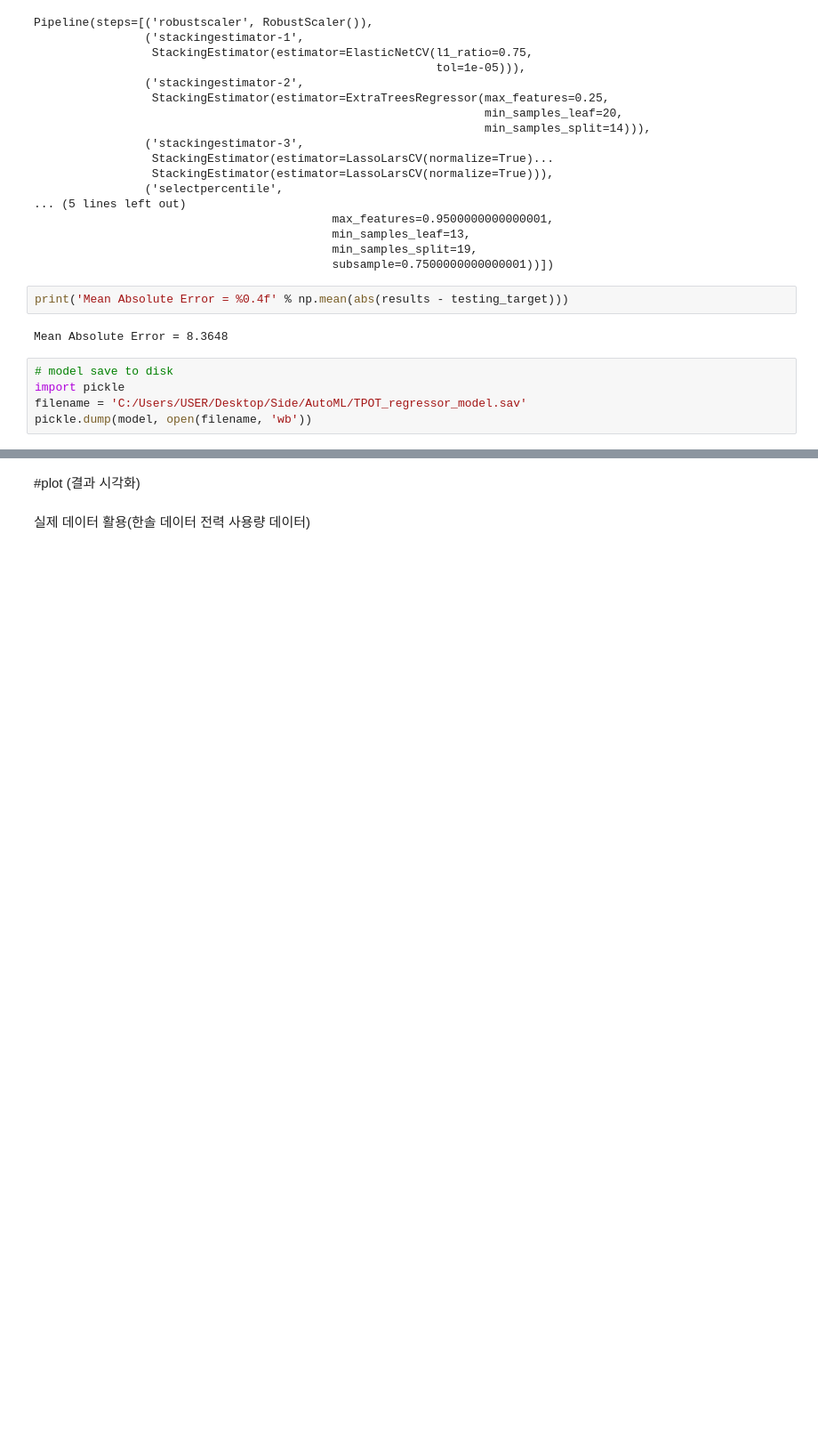
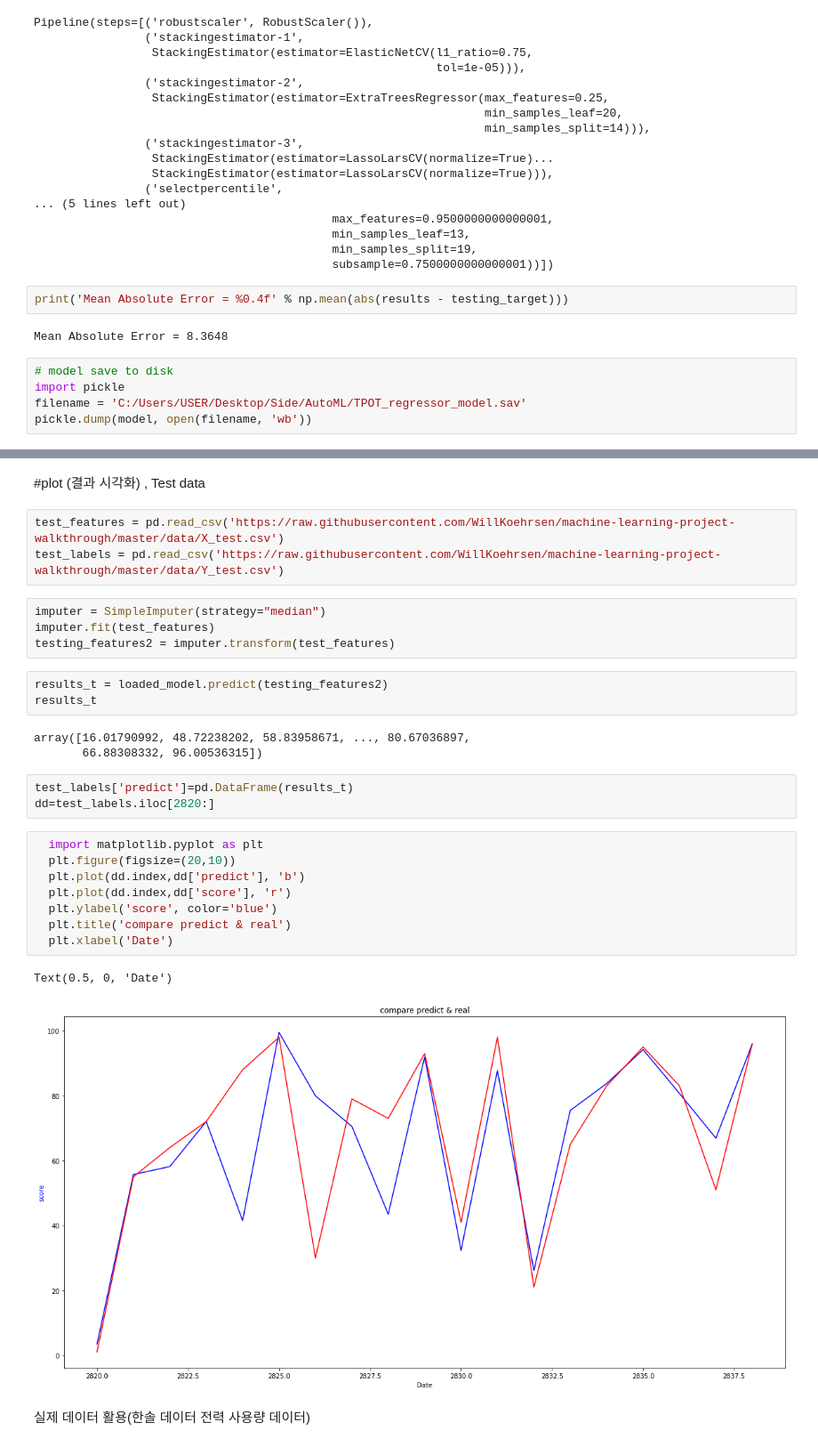
Before and after one commit to yeonkyoung/Algorithms, a Jupyter notebook: baselined/3. Auto ML/TPOT_regressor.ipynb, the cells around one changed output, grey strips where cells are left out. Shown: that part at 89% size. Cells and saved outputs as stored; diff of their text form; blank space fills up the shorter version.

```diff
--- a/baselined/3. Auto ML/TPOT_regressor.ipynb
+++ b/baselined/3. Auto ML/TPOT_regressor.ipynb
@@ -241,4 +242,31 @@ print(result_f)
 # %% [markdown]
-#plot (결과 시각화)
+#plot (결과 시각화) , Test data
+# %%
+test_features = pd.read_csv('https://raw.githubusercontent.com/WillKoehrsen/machine-learning-project-walkthrough/master/data/X_test.csv')
+test_labels = pd.read_csv('https://raw.githubusercontent.com/WillKoehrsen/machine-learning-project-walkthrough/master/data/Y_test.csv')
+# %%
+imputer = SimpleImputer(strategy="median")
+imputer.fit(test_features)
+testing_features2 = imputer.transform(test_features)
+# %%
+results_t = loaded_model.predict(testing_features2)
+results_t
+# %% [output]
+array([16.01790992, 48.72238202, 58.83958671, ..., 80.67036897,
+       66.88308332, 96.00536315])
+# %%
+test_labels['predict']=pd.DataFrame(results_t)
+dd=test_labels.iloc[2820:]
+# %%
+  import matplotlib.pyplot as plt
+  plt.figure(figsize=(20,10))
+  plt.plot(dd.index,dd['predict'], 'b')
+  plt.plot(dd.index,dd['score'], 'r')
+  plt.ylabel('score', color='blue')
+  plt.title('compare predict & real')
+  plt.xlabel('Date')
+# %% [output]
+Text(0.5, 0, 'Date')
+[figure, added]
 # %% [markdown]
 실제 데이터 활용(한솔 데이터 전력 사용량 데이터)
```
Also changed, not shown: parts of 17 cells of this notebook.
